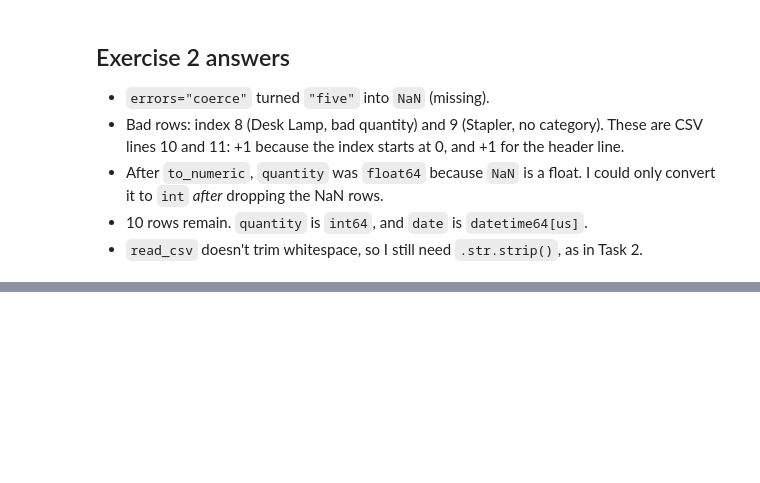
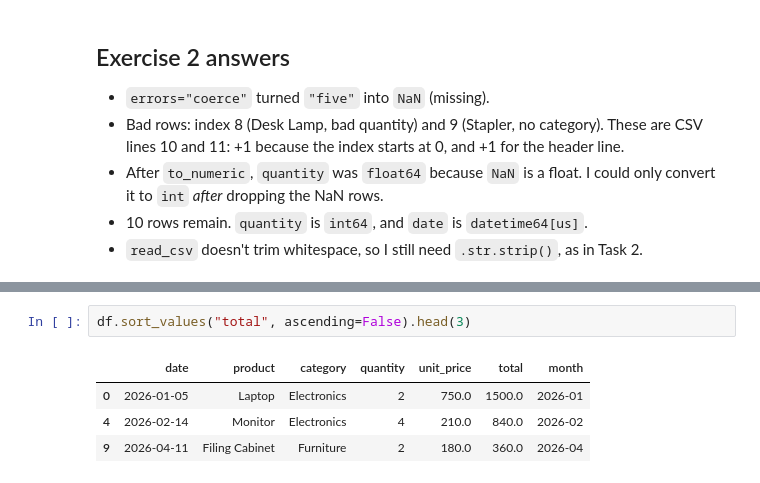
Before and after one commit to adam-c4d/pythonllm-practise, a Jupyter notebook: 02_data/sales_pandas.ipynb, the cells around one changed output, grey strips where cells are left out. Cells and saved outputs as stored; diff of their text form; blank space fills up the shorter version.

```diff
--- a/02_data/sales_pandas.ipynb
+++ b/02_data/sales_pandas.ipynb
@@ -234,0 +300,7 @@ memory usage: 532.0 bytes
+# %%
+df.sort_values("total", ascending=False).head(3)
+# %% [output]
+|  | date | product | category | quantity | unit_price | total | month |
+| 0 | 2026-01-05 | Laptop | Electronics | 2 | 750.0 | 1500.0 | 2026-01 |
+| 4 | 2026-02-14 | Monitor | Electronics | 4 | 210.0 | 840.0 | 2026-02 |
+| 9 | 2026-04-11 | Filing Cabinet | Furniture | 2 | 180.0 | 360.0 | 2026-04 |
```
Also changed, not shown: parts of 10 cells of this notebook, 1 other file.
